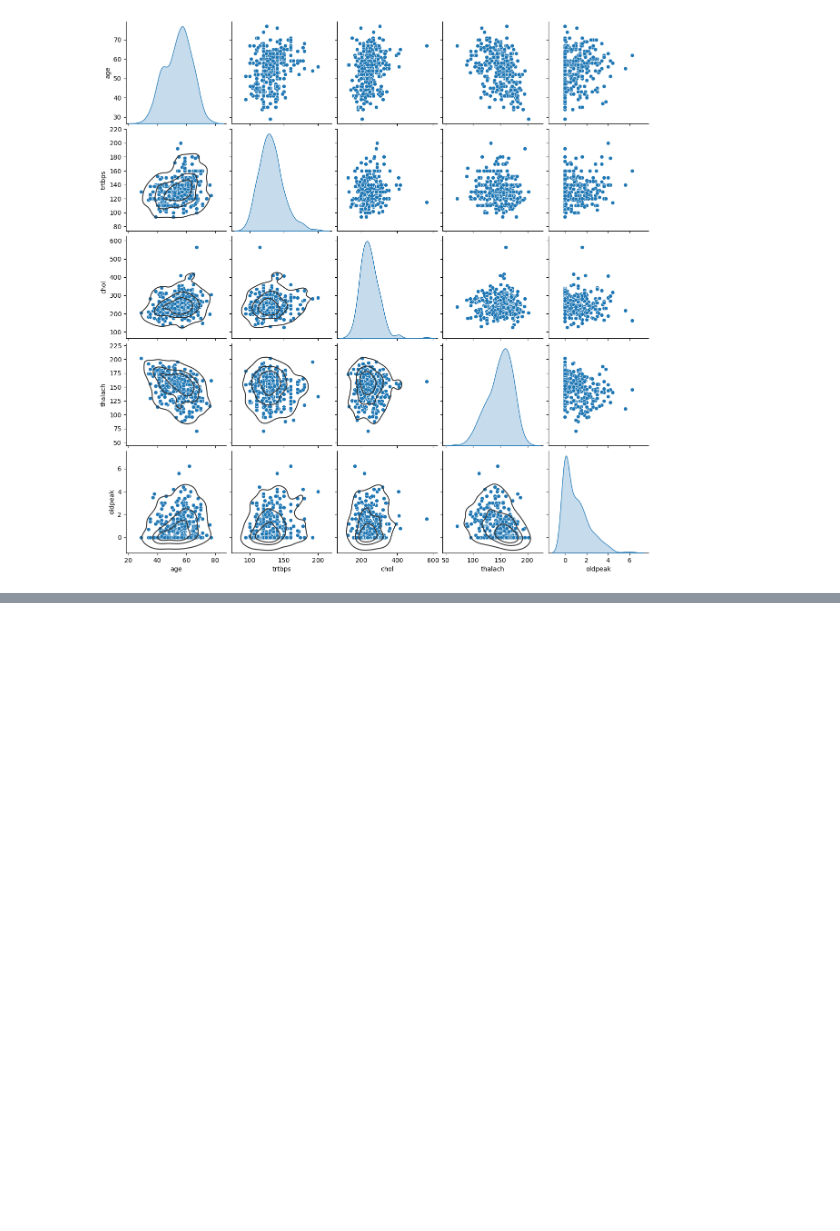
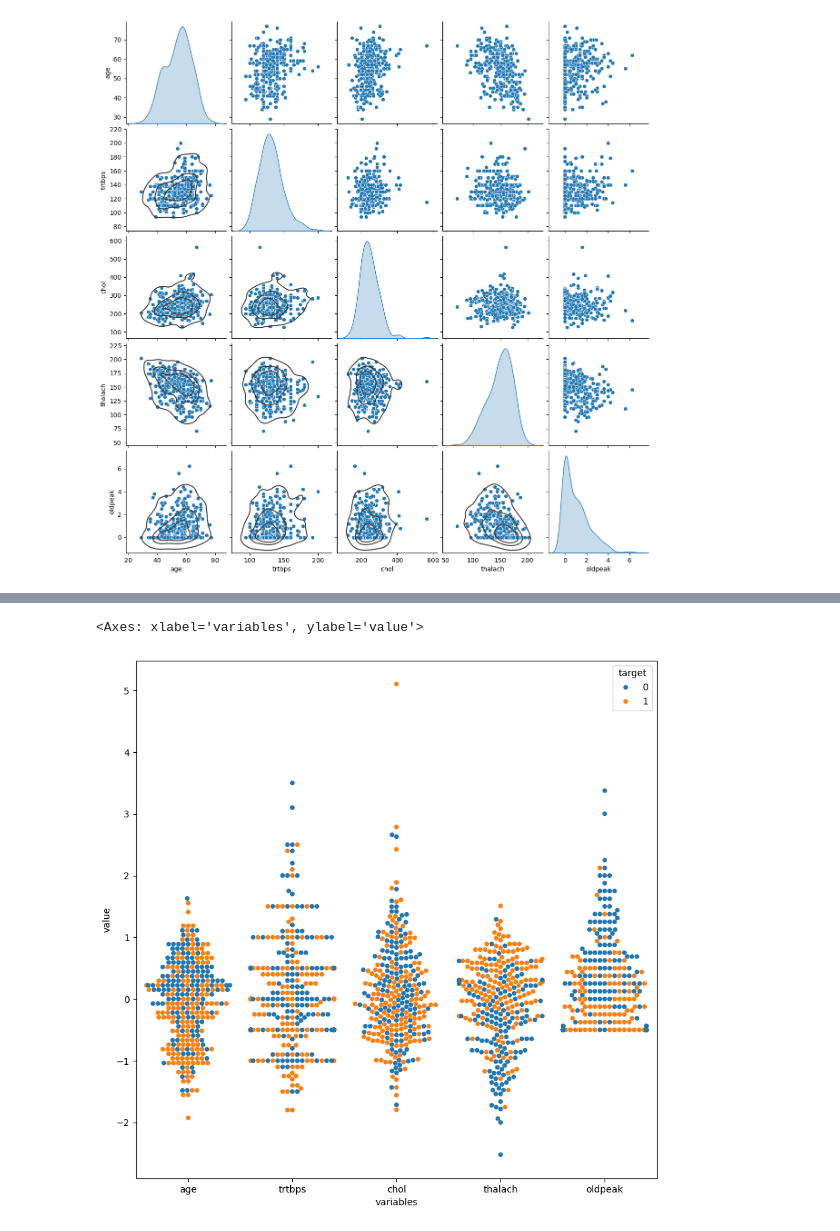
Before and after one commit to vishaltechevangelist/project-heart-attack-analysis-prediction, a Jupyter notebook: Project Heart Attack Prediction .ipynb, the cells around one changed output, grey strips where cells are left out. Drawn from its saved outputs; the diff is of its cells as text; code cells hidden in the pictures; blank space fills up the shorter version.

Commit message:
implementing robust scaling and melt function for further visualization

```diff
--- a/Project Heart Attack Prediction .ipynb
+++ b/Project Heart Attack Prediction .ipynb
@@ -631,0 +637,3 @@ graph.map_lower(sns.kdeplot, levels = 4, color = ".2")
+# %%
+scaled_data = robust_scaler.fit_transform(dataset[numeric_var])
+scaled_data
@@ -631,0 +649,3 @@ graph.map_lower(sns.kdeplot, levels = 4, color = ".2")
+# %%
+scaled_dataset = pd.DataFrame(scaled_data, columns=numeric_var)
+scaled_dataset
@@ -631,0 +668,3 @@ graph.map_lower(sns.kdeplot, levels = 4, color = ".2")
+# %%
+scaled_dataset = pd.concat([scaled_dataset, dataset.loc[:, 'target']], axis=1)
+scaled_dataset.head()
@@ -631,0 +678,3 @@ graph.map_lower(sns.kdeplot, levels = 4, color = ".2")
+# %%
+melted_dataset = pd.melt(scaled_dataset, id_vars = 'target', var_name='variables', value_name='value')
+melted_dataset
@@ -631,0 +695,6 @@ graph.map_lower(sns.kdeplot, levels = 4, color = ".2")
+# %%
+plt.figure(figsize=(10,10))
+sns.swarmplot(data=melted_dataset, x='variables', y='value', hue='target')
+# %% [output]
+<Axes: xlabel='variables', ylabel='value'>
+[figure, added]
```
Also changed, not shown: parts of 7 cells of this notebook.
